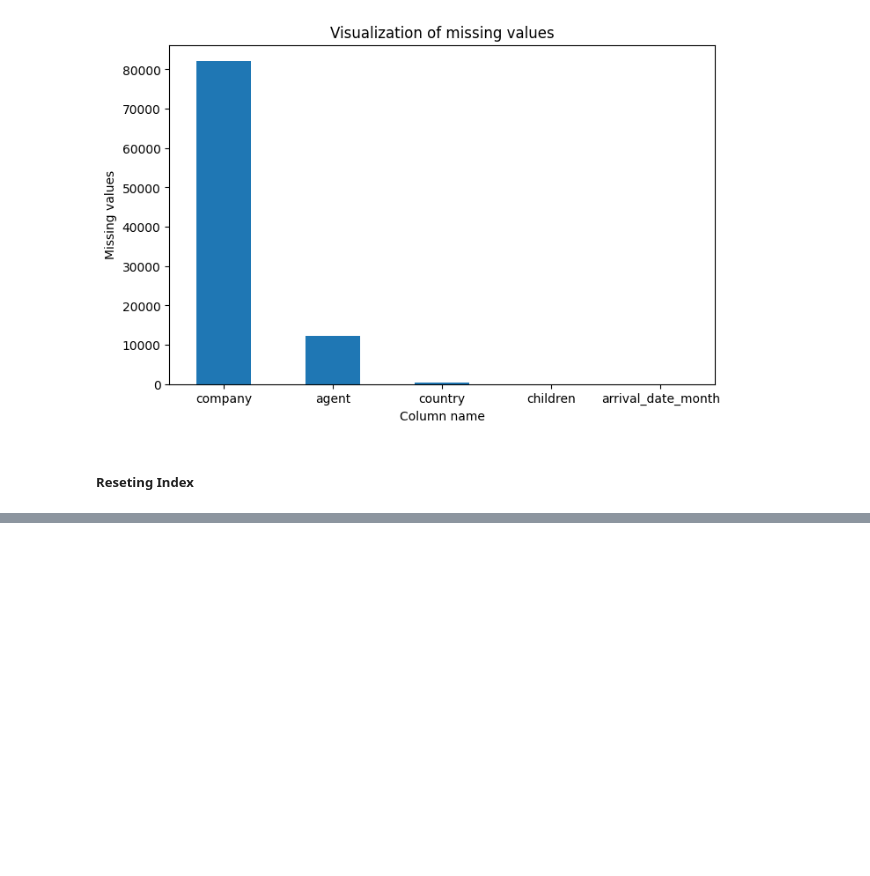
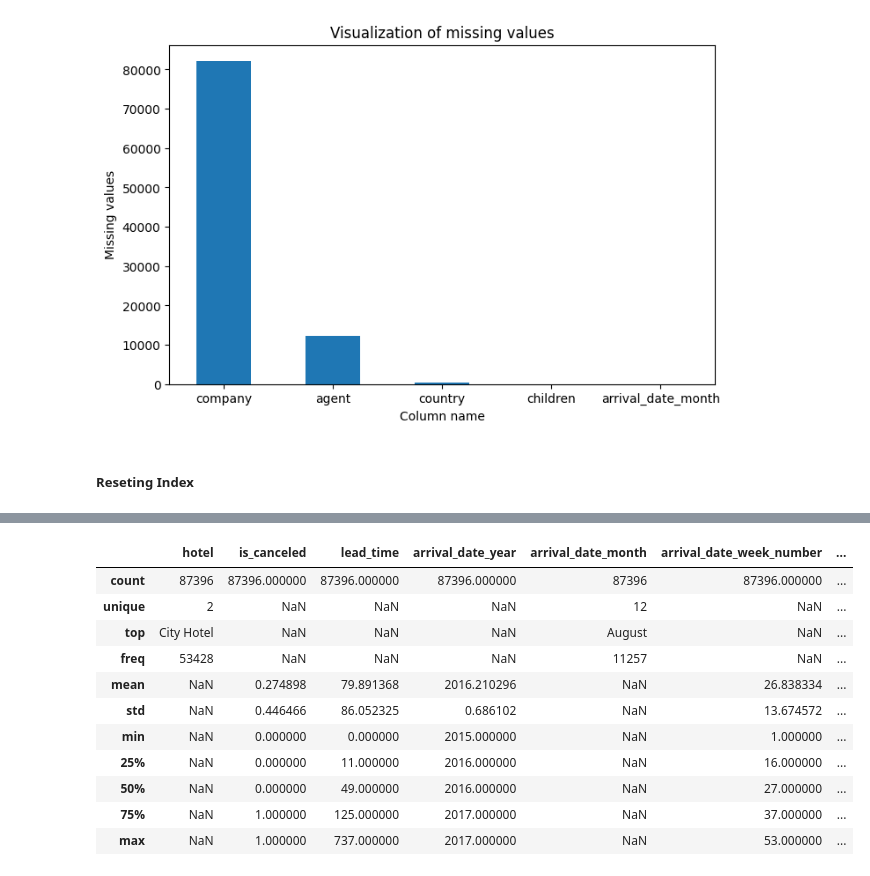
Before and after one commit to Digvijay-0/hotel-analysis, a Jupyter notebook: Hotel_Bookings.ipynb, the cells around one changed output, grey strips where cells are left out. Saved outputs shown, nothing was run; the diff lists cells and outputs as text; code cells hidden in the pictures; blank space fills up the shorter version.

```diff
--- a/Hotel_Bookings.ipynb
+++ b/Hotel_Bookings.ipynb
@@ -190,0 +225,17 @@ df.tail()
+# %%
+#pd.set_option('display.max_columns', None)
+pd.reset_option('display.max_columns')
+df.describe( include= 'all')
+# %% [output]
+|  | hotel | is_canceled | lead_time | arrival_date_year | arrival_date_month | arrival_date_week_number | ... |
+| count | 87396 | 87396.000000 | 87396.000000 | 87396.000000 | 87396 | 87396.000000 | ... |
+| unique | 2 | NaN | NaN | NaN | 12 | NaN | ... |
+| top | City Hotel | NaN | NaN | NaN | August | NaN | ... |
+| freq | 53428 | NaN | NaN | NaN | 11257 | NaN | ... |
+| mean | NaN | 0.274898 | 79.891368 | 2016.210296 | NaN | 26.838334 | ... |
+| std | NaN | 0.446466 | 86.052325 | 0.686102 | NaN | 13.674572 | ... |
+| min | NaN | 0.000000 | 0.000000 | 2015.000000 | NaN | 1.000000 | ... |
+| 25% | NaN | 0.000000 | 11.000000 | 2016.000000 | NaN | 16.000000 | ... |
+| 50% | NaN | 0.000000 | 49.000000 | 2016.000000 | NaN | 27.000000 | ... |
+| 75% | NaN | 1.000000 | 125.000000 | 2017.000000 | NaN | 37.000000 | ... |
+| max | NaN | 1.000000 | 737.000000 | 2017.000000 | NaN | 53.000000 | ... |
```
Also changed, not shown: parts of 31 cells of this notebook.
